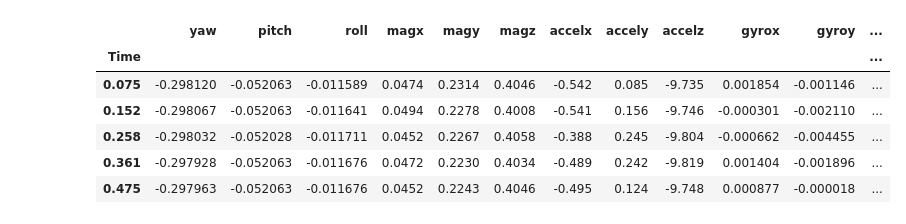
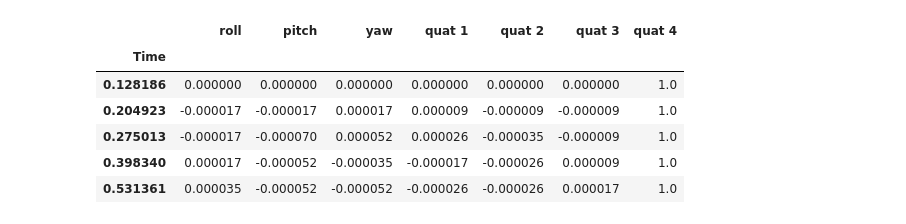
Before and after one commit to amarburg/covis_imu_analysis, a Jupyter notebook: imu_analysis.ipynb, the cells around one changed output. Saved outputs shown, nothing was run; the diff lists cells and outputs as text; code cells hidden in the pictures.

```diff
--- a/imu_analysis.ipynb
+++ b/imu_analysis.ipynb
@@ -42,4 +32,5 @@ for f in all_raw:
 # %%
+# Utility functions
 ## Quaternions to euler angles
 def quat2euler( row ):
     r = R.from_quat([ row["quat 1"], row["quat 2"], row["quat 3"], row["quat 4"] ])
@@ -51,3 +42,12 @@ def euler2quat( row, order='zyx' ):
     r = R.from_euler( order, [row["roll"], row["pitch"], row["yaw"]])
     q = r.as_quat()
     return pd.Series( {'quat 1': q[0], 'quat 2': q[1], 'quat 3': q[2], 'quat 4': q[3]} )
+
+# Modular euler addition/subtraction, keeping result within +-np.pi
+def eulerArith(angle, amount = 0):
+    angle += amount
+    if angle > np.pi:
+        angle -= 2 *np.pi
+    elif angle < -np.pi:
+        angle += 2*np.pi
+    return angle
@@ -72,19 +86,34 @@ tcm.head(5)
 # %%
-## Convert to radians?
-for col in ["roll", "pitch", "yaw"]:
-    vnav_raw[col] = vnav_raw[col] * np.pi/180
+'''
+VectorNav POST-PROCESSING STEPS
+1. Convert Readings to radians
+2. Offset heading such that first reading = 0
 
-quat = vnav_raw.apply( euler2quat, axis=1 )
+'''
 
-vnav = vnav_raw.merge( quat, left_index=True, right_index=True )
+vnav = pd.DataFrame()
 
-vnav.head(5)
+# for col in ["roll", "pitch", "yaw"]:
+#     vnav[col] = vnav_raw[col] * np.pi/180
+
+for axis in ["roll", "pitch", "yaw"]:
+    ax = np.radians(vnav_raw[axis])
+    vnav[axis] = ax.apply(eulerArith, amount=-ax.iloc[0])
+
+# Set heading to start at 0
+# vnav_yaw_offset = vnav_raw["yaw"].iloc[0]
+# vnav_raw["yaw"] = vnav_raw["yaw"].apply(eulerArith, amount = -vnav_yaw_offset)
+
+quat = vnav.apply( euler2quat, axis=1 )
+vnav = vnav.merge( quat, left_index=True, right_index=True )
+
+vnav.head(5) # All vnav data is post-processed
 # %% [output]
-|  | yaw | pitch | roll | magx | magy | magz | accelx | accely | accelz | gyrox | gyroy | ... |
-| Time |  |  |  |  |  |  |  |  |  |  |  | ... |
-| 0.075 | -0.298120 | -0.052063 | -0.011589 | 0.0474 | 0.2314 | 0.4046 | -0.542 | 0.085 | -9.735 | 0.001854 | -0.001146 | ... |
-| 0.152 | -0.298067 | -0.052063 | -0.011641 | 0.0494 | 0.2278 | 0.4008 | -0.541 | 0.156 | -9.746 | -0.000301 | -0.002110 | ... |
-| 0.258 | -0.298032 | -0.052028 | -0.011711 | 0.0452 | 0.2267 | 0.4058 | -0.388 | 0.245 | -9.804 | -0.000662 | -0.004455 | ... |
-| 0.361 | -0.297928 | -0.052063 | -0.011676 | 0.0472 | 0.2230 | 0.4034 | -0.489 | 0.242 | -9.819 | 0.001404 | -0.001896 | ... |
-| 0.475 | -0.297963 | -0.052063 | -0.011676 | 0.0452 | 0.2243 | 0.4046 | -0.495 | 0.124 | -9.748 | 0.000877 | -0.000018 | ... |
+|  | roll | pitch | yaw | quat 1 | quat 2 | quat 3 | quat 4 |
+| Time |  |  |  |  |  |  |  |
+| 0.128186 | 0.000000 | 0.000000 | 0.000000 | 0.000000 | 0.000000 | 0.000000 | 1.0 |
+| 0.204923 | -0.000017 | -0.000017 | 0.000017 | 0.000009 | -0.000009 | -0.000009 | 1.0 |
+| 0.275013 | -0.000017 | -0.000070 | 0.000052 | 0.000026 | -0.000035 | -0.000009 | 1.0 |
+| 0.398340 | 0.000017 | -0.000052 | -0.000035 | -0.000017 | -0.000026 | 0.000009 | 1.0 |
+| 0.531361 | 0.000035 | -0.000052 | -0.000052 | -0.000026 | -0.000026 | 0.000017 | 1.0 |
 # %%
```
Also changed, not shown: parts of 10 cells of this notebook.
